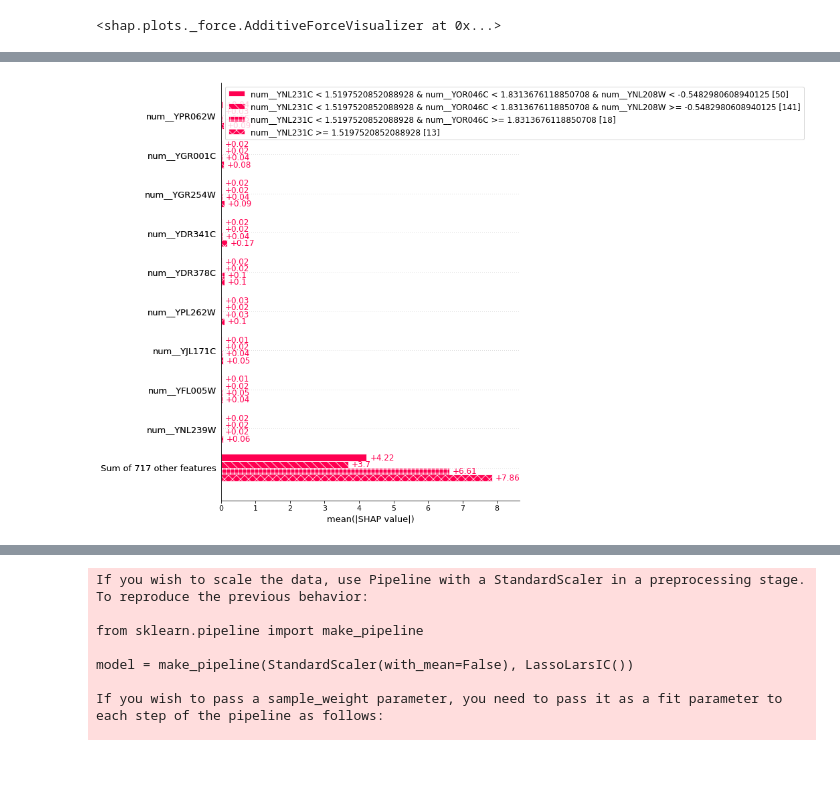
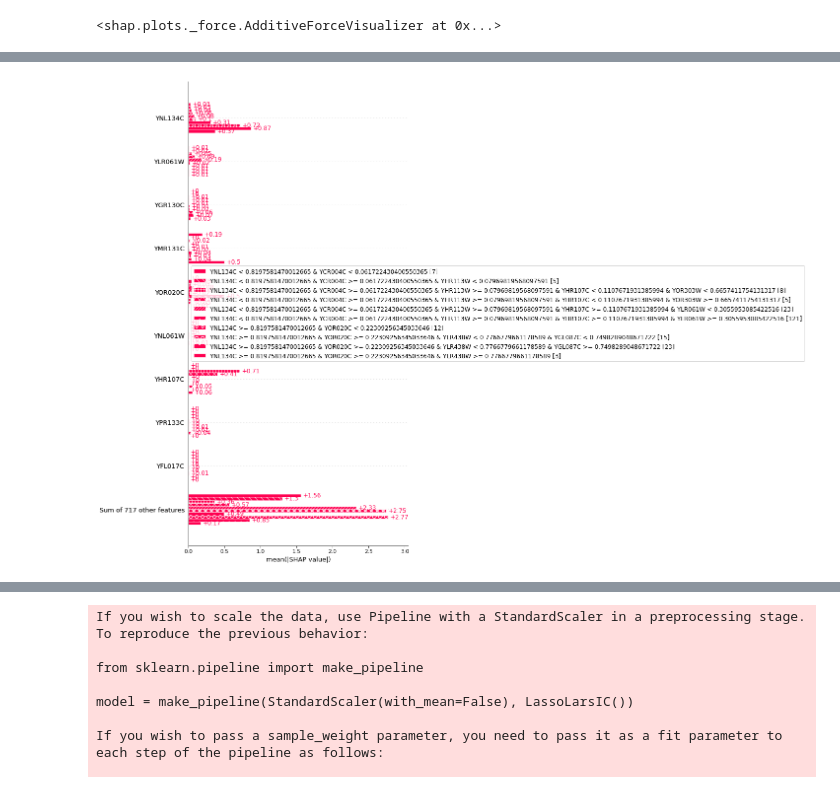
Before and after one commit to trdvangraft/thesis, a Jupyter notebook: metaengineering/runner.ipynb, the cells around one changed output, grey strips where cells are left out. Cells and saved outputs as stored; diff of their text form; code cells hidden in the pictures; blank space fills up the shorter version.

```diff
--- a/metaengineering/runner.ipynb
+++ b/metaengineering/runner.ipynb
@@ -318,8 +339,7 @@ model = trainer.do_retrain_model(tf, model, split_kwargs=SPLIT_KWARGS)
 
 X_train, X_test, y_train, y_test = trainer.do_train_test_split(tf, **SPLIT_KWARGS)
 
-selected_feature_names = model.regressor_[:-1].get_feature_names_out()
-selected_feature_names
+selected_feature_names = np.vectorize(lambda x: x.removeprefix("num__"))(model.regressor_[:-1].get_feature_names_out())
 # %% [output]
 DataLoaderConfig(additional_frames=[], additional_transforms=[<bound method FrameTransformers.log_fold_change_protein of <src.pipeline.frame.transformer.FrameTransformers object at 0x...>>], additiona ...
 DataLoaderConfig(additional_frames=[], additional_transforms=[], additional_filters=[])
@@ -373,4 +400,4 @@ exp.show_in_notebook(show_table=True)
 # %%
-X_train_summary = shap.kmeans(apply_transform(X_train), 10)
+X_train_summary = shap.kmeans(apply_transform(X_train), 12)
 ex = shap.KernelExplainer(apply_predict, X_train_summary)
 # %%
@@ -413,3 +420,4 @@ Name: 611, Length: 728, dtype: object
 # %%
 idx = 0
-sv = ex.shap_values(apply_transform(X_test))
+sv = ex.shap_values(apply_transform(X_test), gc_collect=True)
+exp = shap.Explanation(sv, np.array([ex.expected_value] * 222), data=apply_transform(X_test), feature_names=selected_feature_names)
@@ -418,7 +424,7 @@ exp = shap.Explanation(sv, np.array([ex.expected_value] * 222), data=apply_trans
 # %%
-shap.plots.bar(exp.cohorts(4).abs.mean(0))
+shap.plots.bar(exp.cohorts(10).abs.mean(0))
 # %% [output]
-[figure, old version]
+[figure, new version]
 # %%
 clustering = shap.utils.hclust(apply_transform(X_test), y_test) # by default this trains (X.shape[1] choose 2) 2-feature XGBoost models
 shap.plots.bar(exp, clustering=clustering)
```
Also changed, not shown: parts of 31 cells of this notebook, 33 other files.
